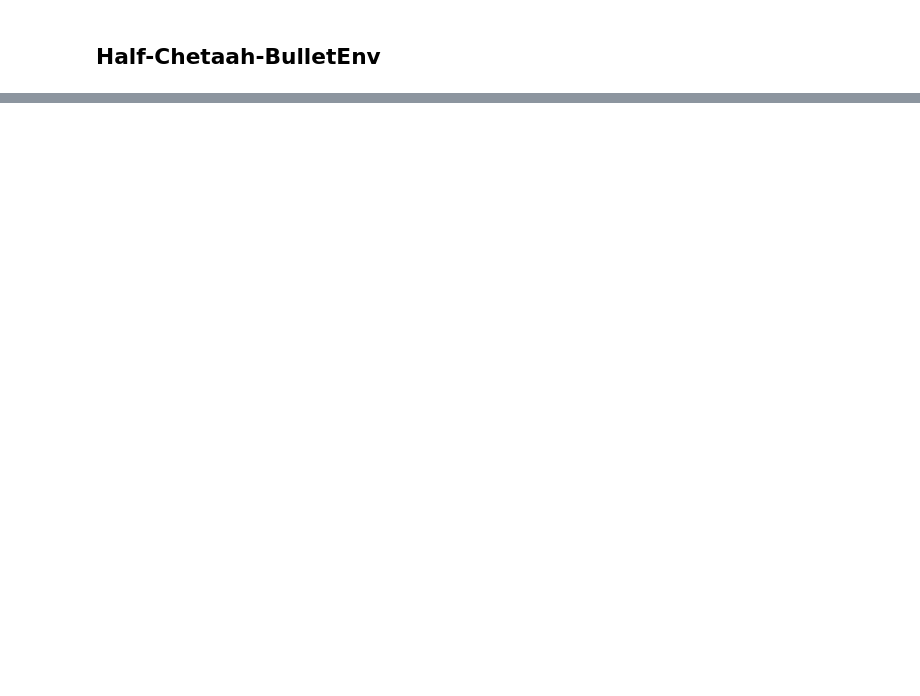
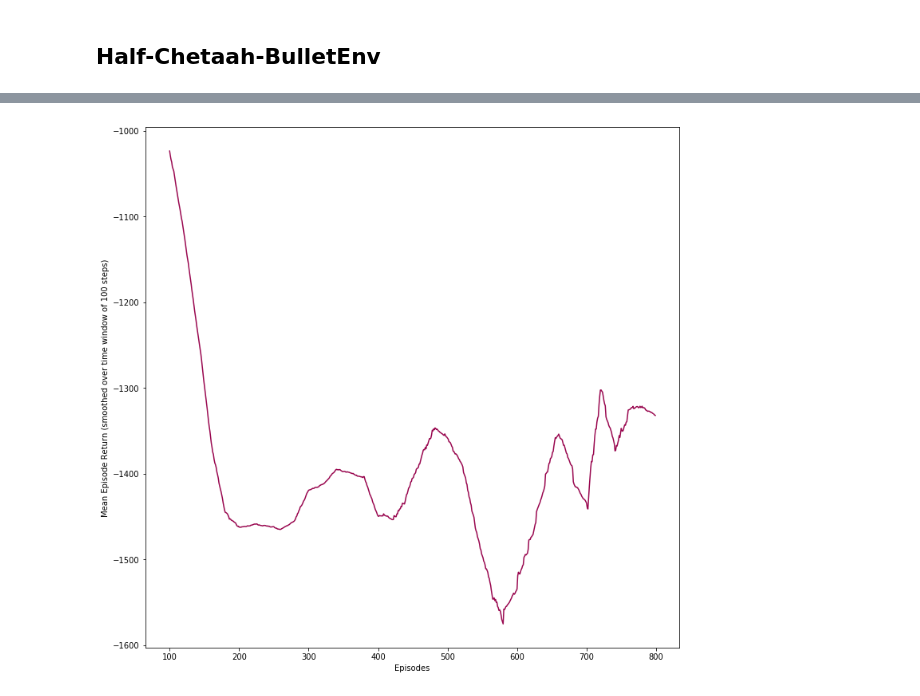
Before and after one commit to fritjofwolf/rl-zoo, a Jupyter notebook: openai_spinning_up/result_notebooks/ppo_results.ipynb, the cells around one changed output, grey strips where cells are left out. Saved outputs shown, nothing was run; the diff lists cells and outputs as text; code cells hidden in the pictures; blank space fills up the shorter version.

```diff
--- a/openai_spinning_up/result_notebooks/ppo_results.ipynb
+++ b/openai_spinning_up/result_notebooks/ppo_results.ipynb
@@ -62,15 +78,9 @@ visualize_episode_return(episode_returns, colors)
 # %% [markdown]
 ## Half-Chetaah-BulletEnv
-# %%
-env = gym.make('HalfCheetahBulletEnv-v0')
-n_runs = 1
-vpg_agent = VPG(env)
-episode_returns = []
-epoch_state_value_loss = []
-epoch_entropy = []
-for i in range(n_runs):
-    print('Started episode:', i)
-    ep_ret, sv_loss, ent = vpg_agent.train(n_epochs=1000)
-    episode_returns.append(ep_ret)
-    epoch_state_value_loss.append(sv_loss)
-    epoch_entropy.append(ent)
+# %%
+episode_returns = []
+n_runs = 1
+for i in range(n_runs):
+    ppo_agent = PPO('HalfCheetahBulletEnv-v0')
+    current_returns = ppo_agent.train(2000)
+    episode_returns.append(current_returns)
@@ -77,5 +106,7 @@ for i in range(n_runs):
 # %%
 colors = np.random.rand(n_runs,3)
 visualize_episode_return(episode_returns, colors)
-visualize_epoch_state_value_loss(epoch_state_value_loss, colors)
-visualize_epoch_entropy(epoch_entropy, colors)
+# visualize_epoch_state_value_loss(epoch_state_value_loss, colors)
+# visualize_epoch_entropy(epoch_entropy, colors)
+# %% [output]
+[figure, added]
```
Also changed, not shown: parts of 4 cells of this notebook, 1 other file.
